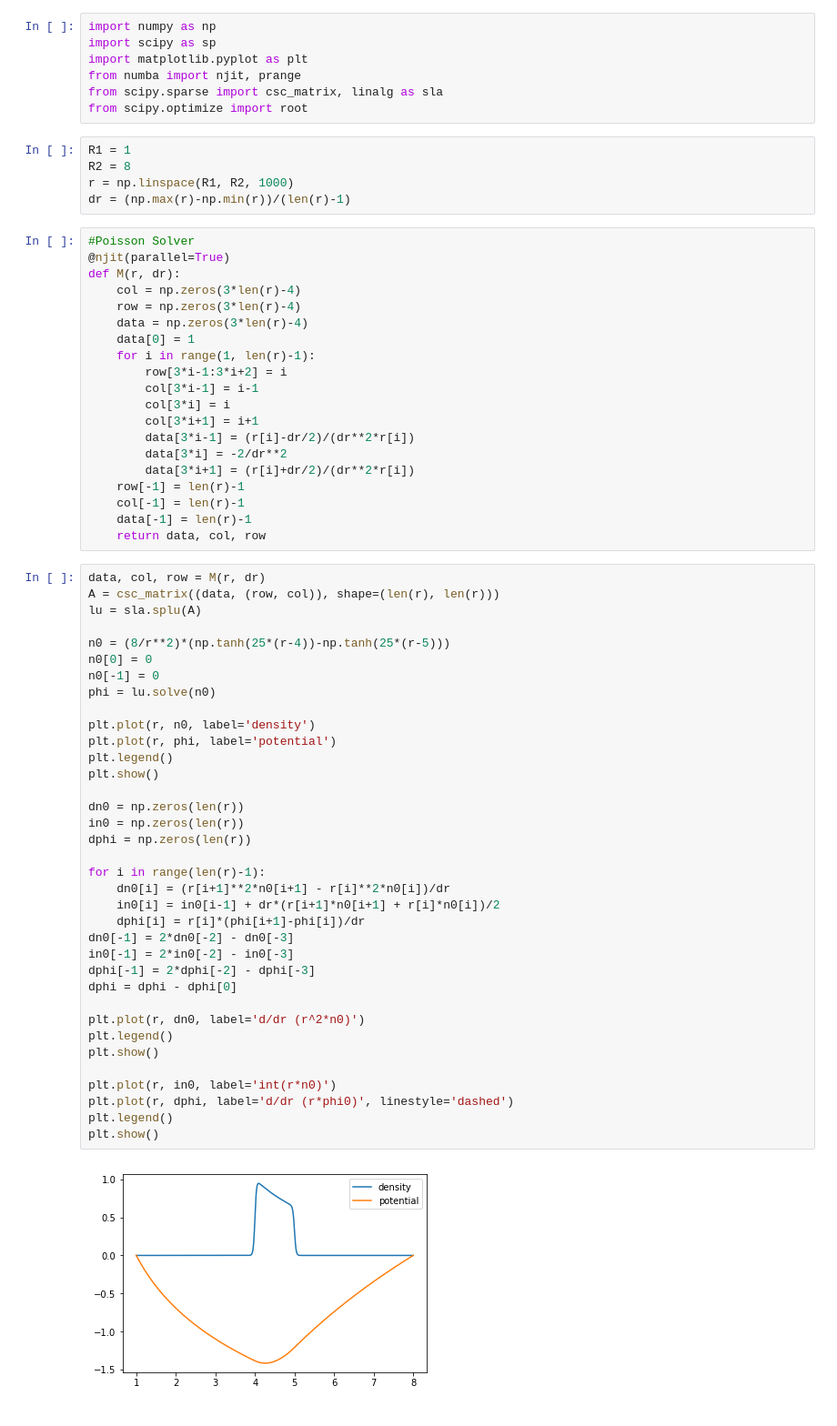
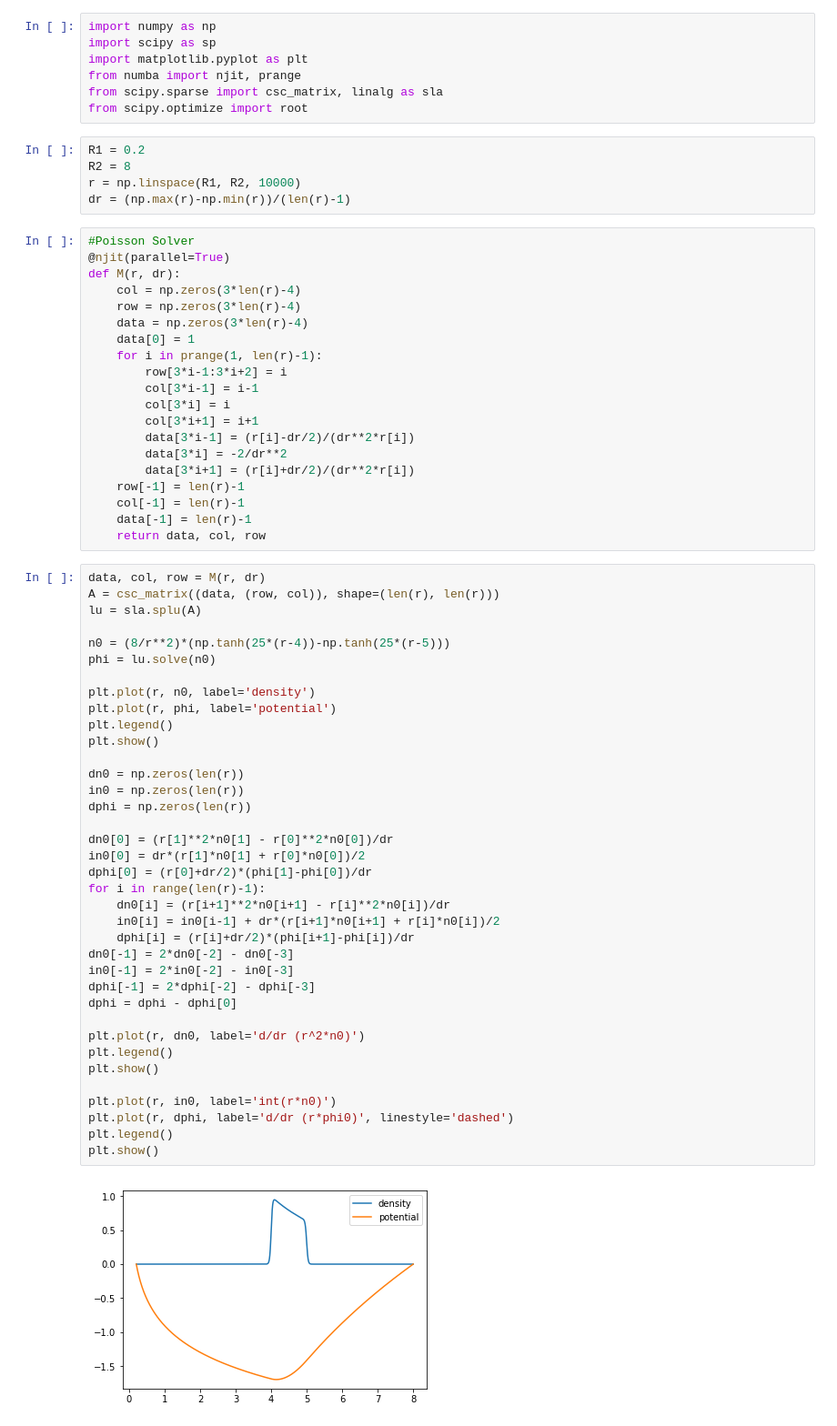
Before and after one commit to PatrickStbr/ZPinchDioctron, a Jupyter notebook: real_shooting.ipynb, the cells around one changed output. Shown: that part at 91% size. Saved outputs shown, nothing was run; the diff lists cells and outputs as text.

```diff
--- a/real_shooting.ipynb
+++ b/real_shooting.ipynb
@@ -6,9 +6,9 @@ from numba import njit, prange
 from scipy.sparse import csc_matrix, linalg as sla
 from scipy.optimize import root
 # %%
-R1 = 1
+R1 = 0.2
 R2 = 8
-r = np.linspace(R1, R2, 1000)
+r = np.linspace(R1, R2, 10000)
 dr = (np.max(r)-np.min(r))/(len(r)-1)
 # %%
 #Poisson Solver
@@ -18,7 +18,7 @@ def M(r, dr):
     row = np.zeros(3*len(r)-4)
     data = np.zeros(3*len(r)-4)
     data[0] = 1
-    for i in range(1, len(r)-1):
+    for i in prange(1, len(r)-1):
         row[3*i-1:3*i+2] = i
         col[3*i-1] = i-1
         col[3*i] = i
@@ -36,35 +36,36 @@ A = csc_matrix((data, (row, col)), shape=(len(r), len(r)))
 lu = sla.splu(A)
 
 n0 = (8/r**2)*(np.tanh(25*(r-4))-np.tanh(25*(r-5)))
-n0[0] = 0
-n0[-1] = 0
 phi = lu.solve(n0)
 
 plt.plot(r, n0, label='density')
 plt.plot(r, phi, label='potential')
 plt.legend()
 plt.show()
 
 dn0 = np.zeros(len(r))
 in0 = np.zeros(len(r))
 dphi = np.zeros(len(r))
 
+dn0[0] = (r[1]**2*n0[1] - r[0]**2*n0[0])/dr
+in0[0] = dr*(r[1]*n0[1] + r[0]*n0[0])/2
+dphi[0] = (r[0]+dr/2)*(phi[1]-phi[0])/dr
 for i in range(len(r)-1):
     dn0[i] = (r[i+1]**2*n0[i+1] - r[i]**2*n0[i])/dr
     in0[i] = in0[i-1] + dr*(r[i+1]*n0[i+1] + r[i]*n0[i])/2
-    dphi[i] = r[i]*(phi[i+1]-phi[i])/dr
+    dphi[i] = (r[i]+dr/2)*(phi[i+1]-phi[i])/dr
 dn0[-1] = 2*dn0[-2] - dn0[-3]
 in0[-1] = 2*in0[-2] - in0[-3]
 dphi[-1] = 2*dphi[-2] - dphi[-3]
 dphi = dphi - dphi[0]
 
 plt.plot(r, dn0, label='d/dr (r^2*n0)')
 plt.legend()
 plt.show()
 
 plt.plot(r, in0, label='int(r*n0)')
 plt.plot(r, dphi, label='d/dr (r*phi0)', linestyle='dashed')
 plt.legend()
 plt.show()
 # %% [output]
-[figure, old version]
+[figure, new version]
```
Also changed, not shown: parts of 14 cells of this notebook, 3 other files.
